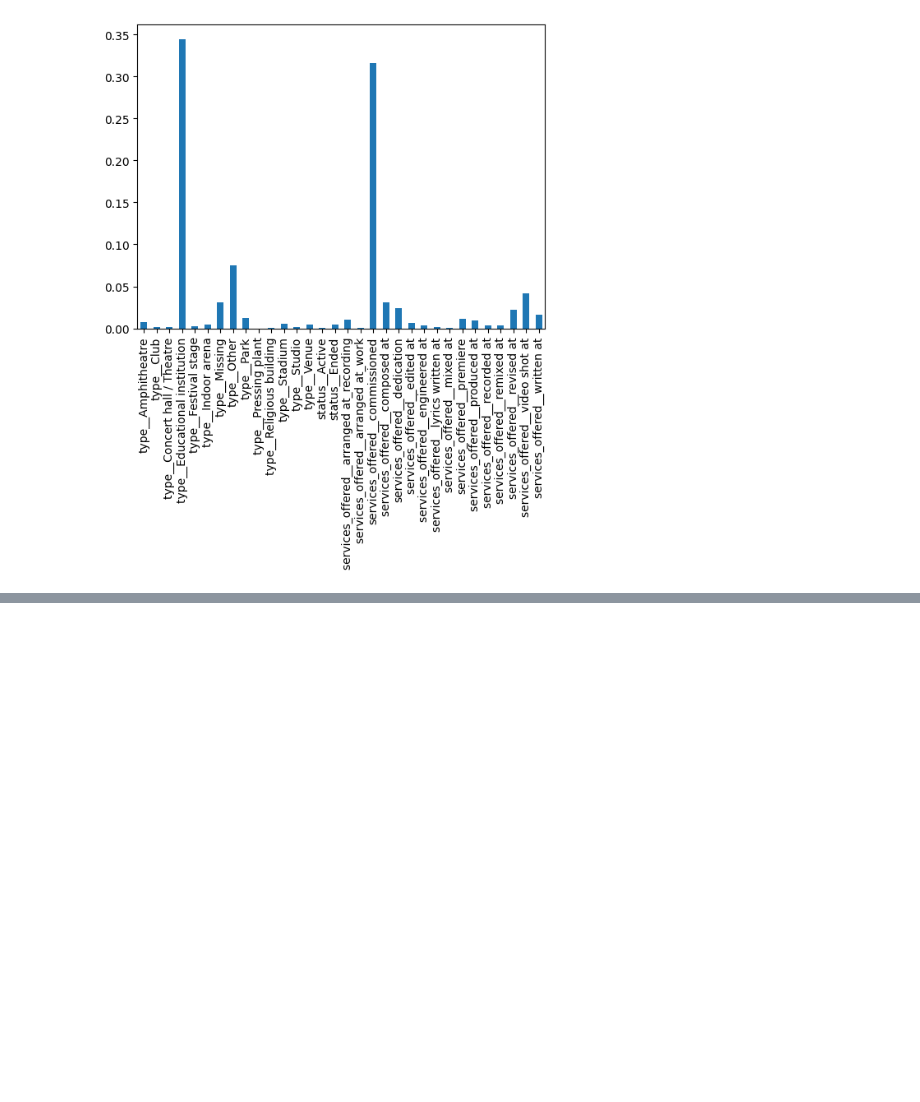
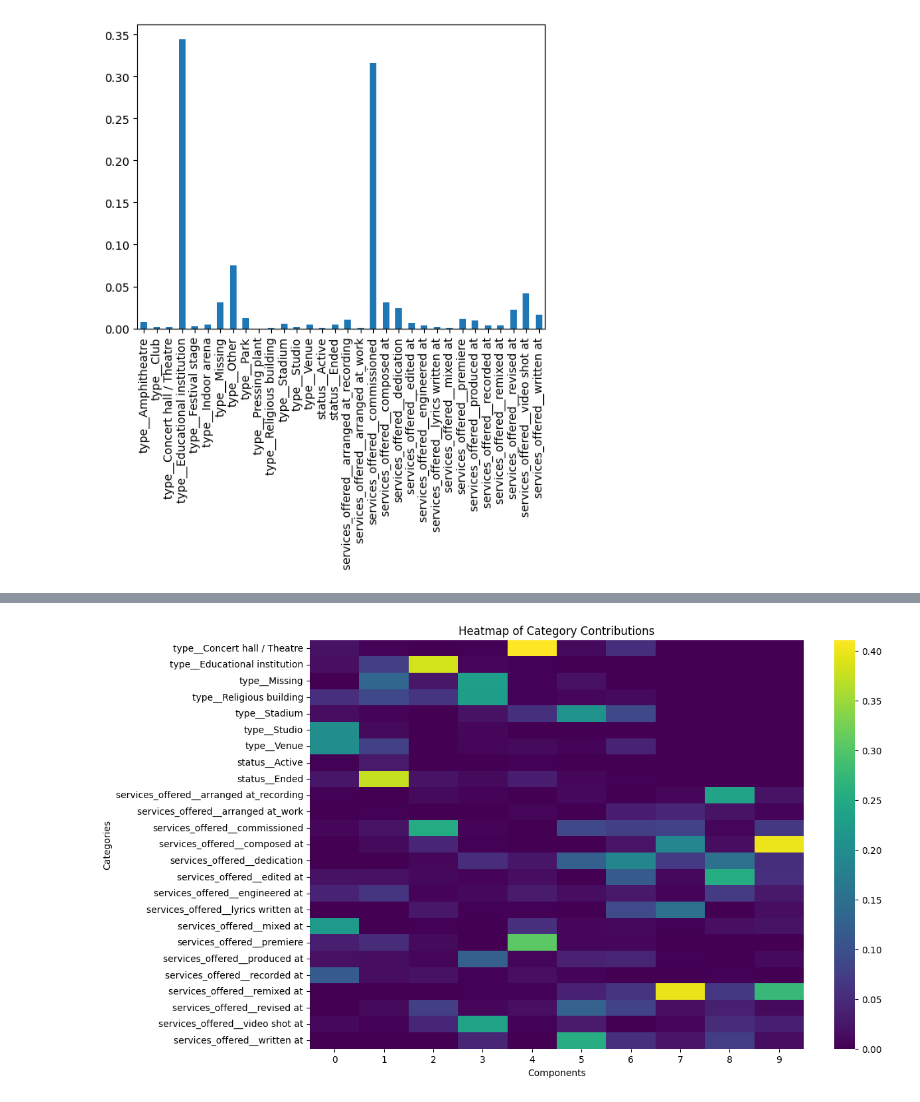
Before and after one commit to megan-rizzo/musicbrainz-api-module, a Jupyter notebook: MCA.ipynb, the cells around one changed output, grey strips where cells are left out. Drawn from its saved outputs; the diff is of its cells as text; code cells hidden in the pictures; blank space fills up the shorter version.

```diff
--- a/MCA.ipynb
+++ b/MCA.ipynb
@@ -211,3 +211,40 @@ category_contributions[3].plot(kind='bar')
 # %% [output]
 <Axes: >
 [figure]
+# %%
+# Filtering dataset and rerunning MCA with top 5 relevant venue types (excluding "Other")
+
+# Step 1: Find the top 5 most prevalent types (excluding "Other")
+top_types = (
+    merged_df['type']
+    .value_counts()
+    .drop('Other', errors='ignore')  # Exclude 'Other' if present
+    .head(5)  # Select the top 5 most common types
+    .index.tolist()
+)
+
+# Step 2: Add additional relevant types based on qualitative analysis
+additional_types = ['Indoor Arena', 'Concert hall / Theatre', 'Stadium']
+selected_types = top_types + additional_types
+
+# Step 3: Filter the dataset to include only the selected types
+filtered_df = merged_df[merged_df['type'].isin(selected_types)].copy()
+
+# Step 4: Rerun MCA with filtered data
+mca_columns = ['type', 'status', 'services_offered']
+mca = prince.MCA(n_components=10, n_iter=3, random_state=42)
+mca = mca.fit(filtered_df[mca_columns])
+
+# Transform the filtered data
+mca_transformed = mca.transform(filtered_df[mca_columns])
+
+# Display results
+print("Top 10 Feature Contributions for Each Component:")
+category_contributions = mca.column_contributions_
+top_10_contributions_df = pd.DataFrame()
+
+for i in range(10):
+    top_10_contributions = category_contributions.iloc[:, i].abs().sort_values(ascending=False).head(10)
+    top_10_contributions_df[f'Component_{i+1}'] = top_10_contributions.index
+
+top_10_contributions_df
@@ -213,0 +264,10 @@ category_contributions[3].plot(kind='bar')
+# %%
+# Create a heatmap of category contributions
+plt.figure(figsize=(12, 8))
+sns.heatmap(category_contributions, cmap='viridis', annot=False)
+plt.title('Heatmap of Category Contributions')
+plt.xlabel('Components')
+plt.ylabel('Categories')
+plt.show()
+# %% [output]
+[figure, added]
```
Also changed, not shown: parts of 3 cells of this notebook.
